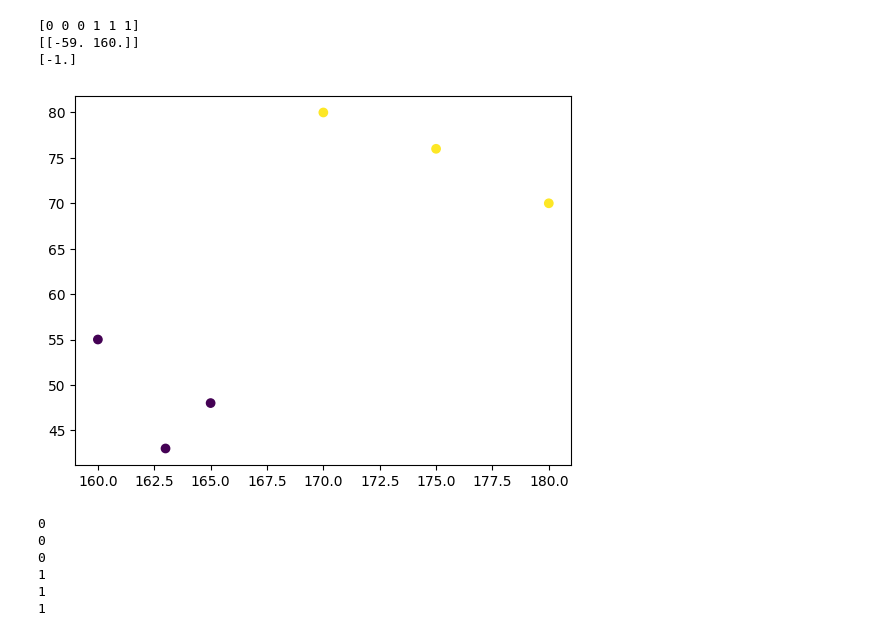
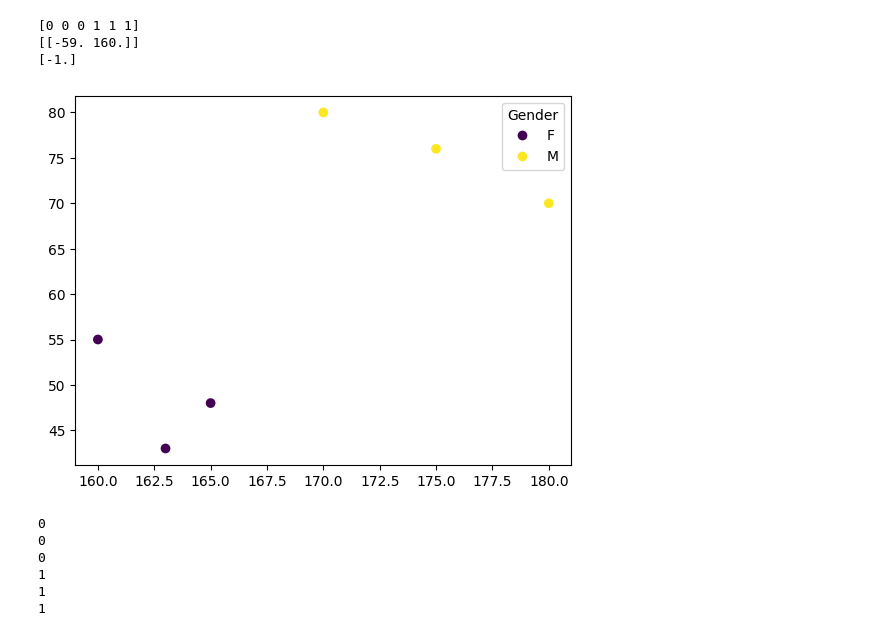
Before and after one commit to Redwoods/dle, a Jupyter notebook: notebook/ch05_Perceptron.ipynb, the cells around one changed output. Cells and saved outputs as stored; diff of their text form; code cells hidden in the pictures.

```diff
--- a/notebook/ch05_Perceptron.ipynb
+++ b/notebook/ch05_Perceptron.ipynb
@@ -333,14 +333,18 @@ print(clf.intercept_)	# 바이어스 값
 # %%
 #   Plot model
 ####################################
 X1=[x[0] for x in X]
 X2=[x[1] for x in X]
 import matplotlib.pyplot as plt
+class_name = ['F','M']
 
-plt.scatter(X1,X2,c=y)
+scatter = plt.scatter(X1,X2,c=y)
+plt.legend(handles=scatter.legend_elements()[0],
+           labels=class_name,
+           title="Gender")
 plt.show()
 # %% [output]
-[figure, old version]
+[figure, new version]
 # %%
 # Check result
 import numpy as np
```
Also changed, not shown: parts of 5 cells of this notebook.
